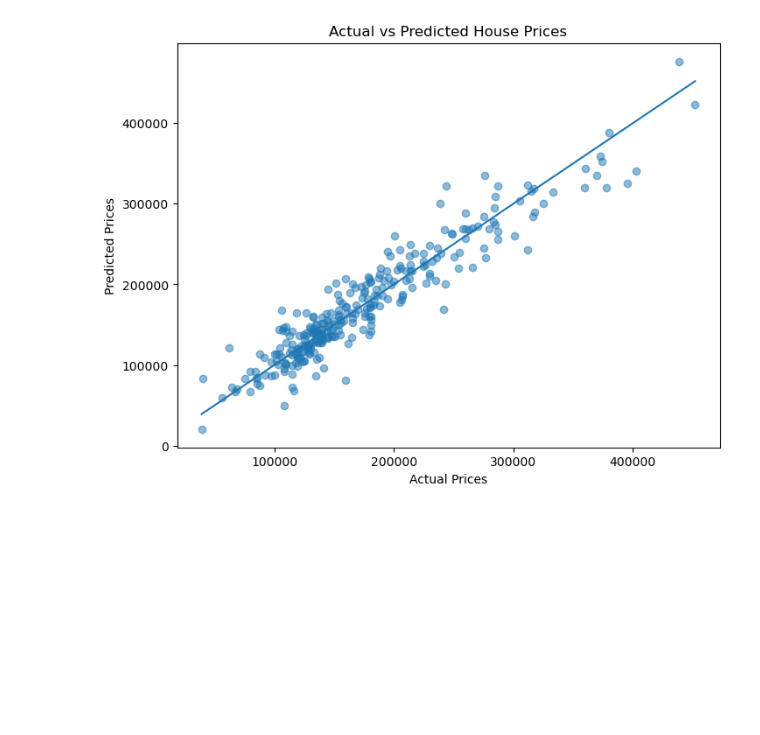
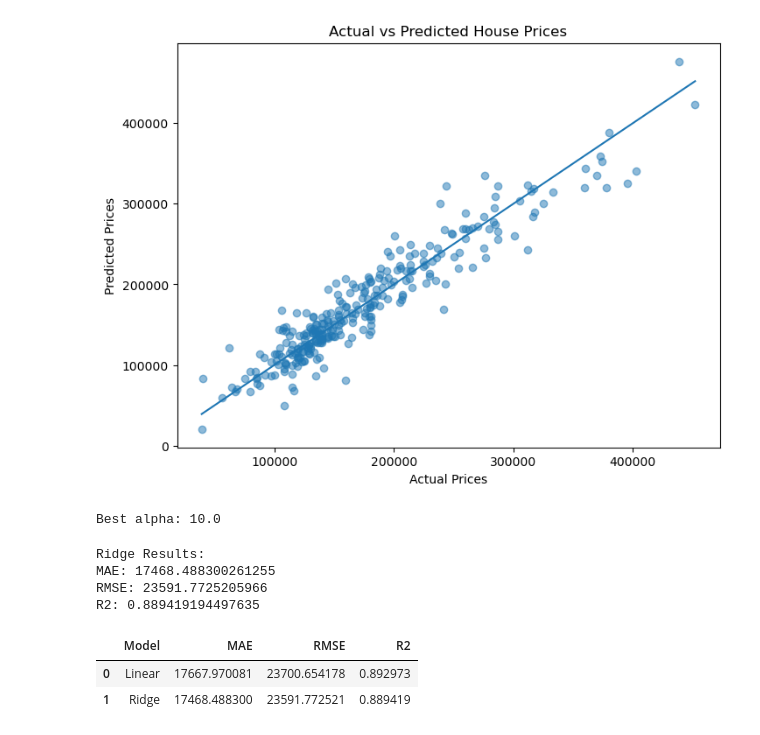
Before and after one commit to imran001046/house-price-prediction-ml, a Jupyter notebook: notebooks/03_modeling.ipynb, the cells around one changed output. Cells and saved outputs as stored; diff of their text form; code cells hidden in the pictures; blank space fills up the shorter version.

```diff
--- a/notebooks/03_modeling.ipynb
+++ b/notebooks/03_modeling.ipynb
@@ -54,3 +58,6 @@ y_pred = model.predict(X_test)
+# %%
+# predictions
+y_pred = linear_model.predict(X_test)
 # %%
 # model evaluation
 from sklearn.metrics import mean_absolute_error,mean_squared_error, r2_score
@@ -79,3 +86,51 @@ plt.plot([y_test.min(),y_test.max()], [y_test.min(),y_test.max()])
 plt.show()
 # %% [output]
 [figure]
+# %%
+# Cross validation
+from sklearn.linear_model import RidgeCV
+
+alphas = [0.01, 0.1, 1,10,50,100]
+
+ridge_cv= RidgeCV(alphas=alphas, cv=5)
+ridge_cv.fit(X_train,y_train)
+
+print("Best alpha:",ridge_cv.alpha_)
+# %% [output]
+Best alpha: 10.0
+# %%
+from sklearn.linear_model import Ridge
+from sklearn.pipeline import Pipeline
+from sklearn.preprocessing import StandardScaler
+
+pipeline = Pipeline([("scaler", StandardScaler()),("ridge", Ridge(alpha=ridge_cv.alpha_))])
+pipeline.fit(X_train, y_train)
+y_pred_ridge = pipeline.predict(X_test)
+
+mae_ridge = mean_absolute_error(y_pred_ridge,y_test)
+rmse_ridge = np.sqrt(mean_squared_error(y_pred_ridge,y_test))
+r2_ridge = r2_score(y_pred_ridge,y_test)
+
+print("Ridge Results:")
+print("MAE:", mae_ridge)
+print("RMSE:", rmse_ridge)
+print("R2:", r2_ridge)
+# %% [output]
+Ridge Results:
+MAE: 17468.488300261255
+RMSE: 23591.7725205966
+R2: 0.889419194497635
+# %%
+# Model Comparisons
+
+results = pd.DataFrame({
+    "Model" : ["Linear", "Ridge"],
+    "MAE" : [mae , mae_ridge],
+    "RMSE" : [rmse,rmse_ridge],
+    "R2" : [r2, r2_ridge]
+ })
+results
+# %% [output]
+|  | Model | MAE | RMSE | R2 |
+| 0 | Linear | 17667.970081 | 23700.654178 | 0.892973 |
+| 1 | Ridge | 17468.488300 | 23591.772521 | 0.889419 |
```
Also changed, not shown: parts of 4 cells of this notebook.
